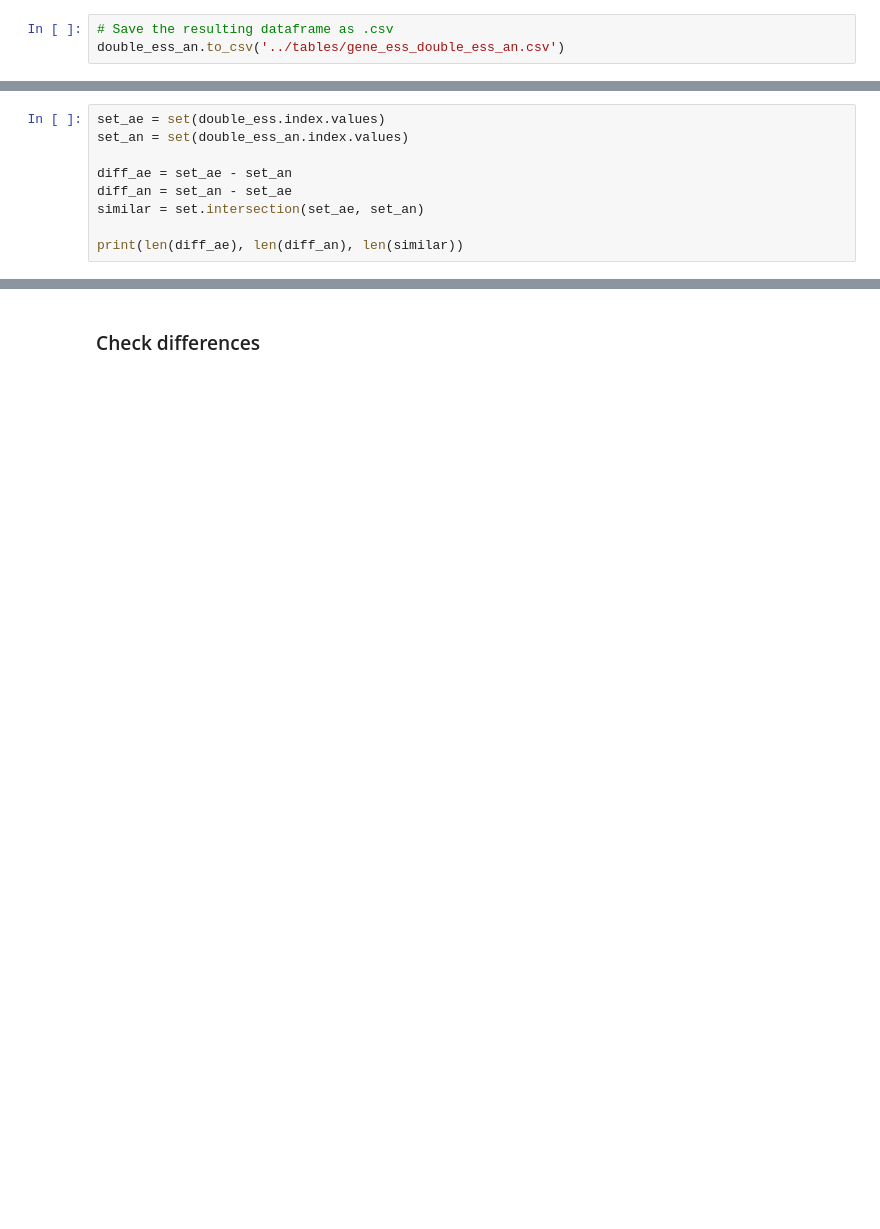
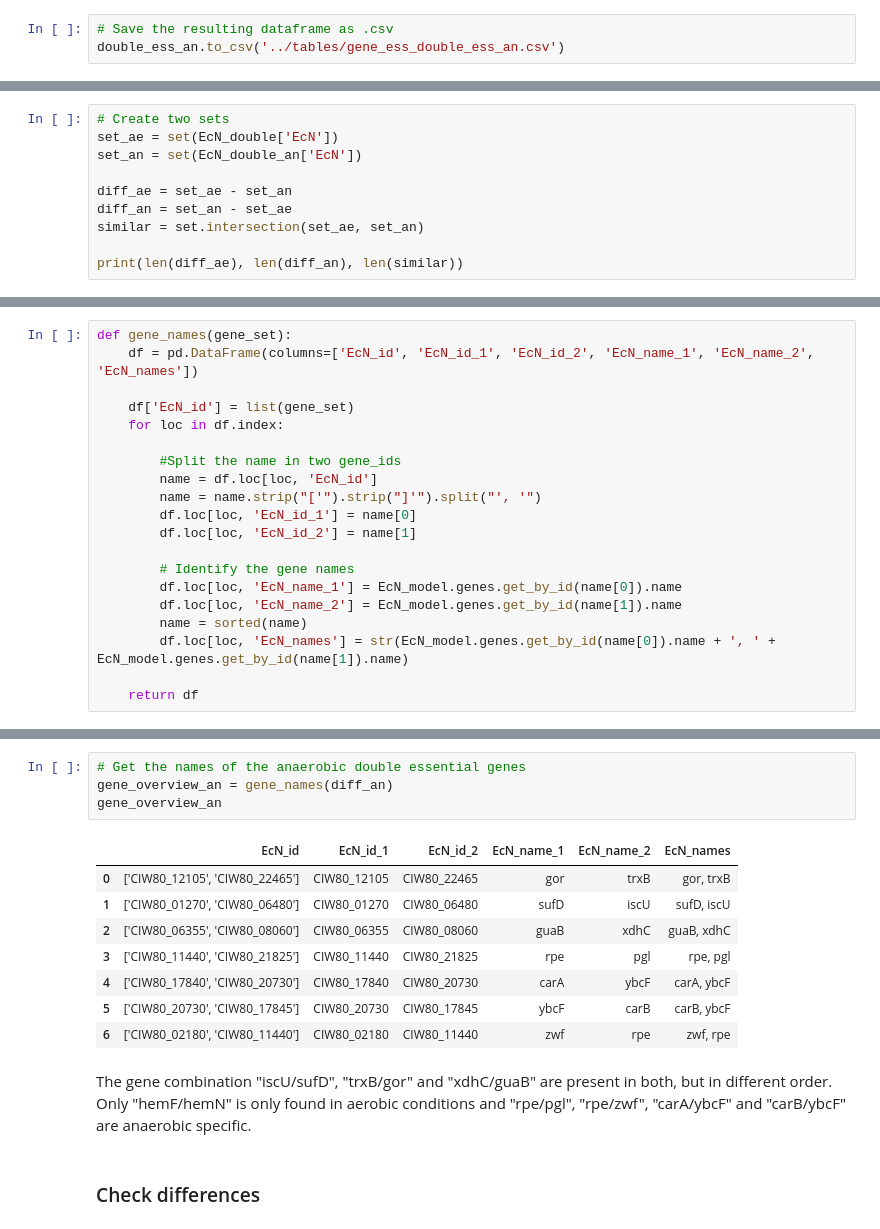
Before and after one commit to maxvthof/EcN_model, a Jupyter notebook: notebooks/5.3_Gene essentiality.ipynb, the cells around one changed output, grey strips where cells are left out. Drawn from its saved outputs; the diff is of its cells as text; blank space fills up the shorter version.

```diff
--- a/notebooks/5.3_Gene essentiality.ipynb
+++ b/notebooks/5.3_Gene essentiality.ipynb
@@ -363,6 +415,7 @@ double_ess_an.to_csv('../tables/gene_ess_double_ess_an.csv')
 # %%
-set_ae = set(double_ess.index.values)
-set_an = set(double_ess_an.index.values)
+# Create two sets
+set_ae = set(EcN_double['EcN'])
+set_an = set(EcN_double_an['EcN'])
 
 diff_ae = set_ae - set_an
 diff_an = set_an - set_ae
@@ -371,0 +427,20 @@ print(len(diff_ae), len(diff_an), len(similar))
+# %%
+def gene_names(gene_set):
+    df = pd.DataFrame(columns=['EcN_id', 'EcN_id_1', 'EcN_id_2', 'EcN_name_1', 'EcN_name_2', 'EcN_names'])
+
+    df['EcN_id'] = list(gene_set)
+    for loc in df.index:
+
+        #Split the name in two gene_ids
+        name = df.loc[loc, 'EcN_id']
+        name = name.strip("['").strip("]'").split("', '")
+        df.loc[loc, 'EcN_id_1'] = name[0]
+        df.loc[loc, 'EcN_id_2'] = name[1]
+
+        # Identify the gene names
+        df.loc[loc, 'EcN_name_1'] = EcN_model.genes.get_by_id(name[0]).name
+        df.loc[loc, 'EcN_name_2'] = EcN_model.genes.get_by_id(name[1]).name
+        name = sorted(name)
+        df.loc[loc, 'EcN_names'] = str(EcN_model.genes.get_by_id(name[0]).name + ', ' + EcN_model.genes.get_by_id(name[1]).name)
+
+    return df
@@ -372,2 +457,17 @@ print(len(diff_ae), len(diff_an), len(similar))
+# %%
+# Get the names of the anaerobic double essential genes
+gene_overview_an = gene_names(diff_an)
+gene_overview_an
+# %% [output]
+|  | EcN_id | EcN_id_1 | EcN_id_2 | EcN_name_1 | EcN_name_2 | EcN_names |
+| 0 | ['CIW80_12105', 'CIW80_22465'] | CIW80_12105 | CIW80_22465 | gor | trxB | gor, trxB |
+| 1 | ['CIW80_01270', 'CIW80_06480'] | CIW80_01270 | CIW80_06480 | sufD | iscU | sufD, iscU |
+| 2 | ['CIW80_06355', 'CIW80_08060'] | CIW80_06355 | CIW80_08060 | guaB | xdhC | guaB, xdhC |
+| 3 | ['CIW80_11440', 'CIW80_21825'] | CIW80_11440 | CIW80_21825 | rpe | pgl | rpe, pgl |
+| 4 | ['CIW80_17840', 'CIW80_20730'] | CIW80_17840 | CIW80_20730 | carA | ybcF | carA, ybcF |
+| 5 | ['CIW80_20730', 'CIW80_17845'] | CIW80_20730 | CIW80_17845 | ybcF | carB | carB, ybcF |
+| 6 | ['CIW80_02180', 'CIW80_11440'] | CIW80_02180 | CIW80_11440 | zwf | rpe | zwf, rpe |
+# %% [markdown]
+The gene combination "iscU/sufD", "trxB/gor" and "xdhC/guaB" are present in both, but in different order. Only "hemF/hemN" is only found in aerobic conditions and "rpe/pgl", "rpe/zwf", "carA/ybcF" and "carB/ybcF" are anaerobic specific.
 # %% [markdown]
 ### Check differences
```
Also changed, not shown: parts of 51 cells of this notebook.
